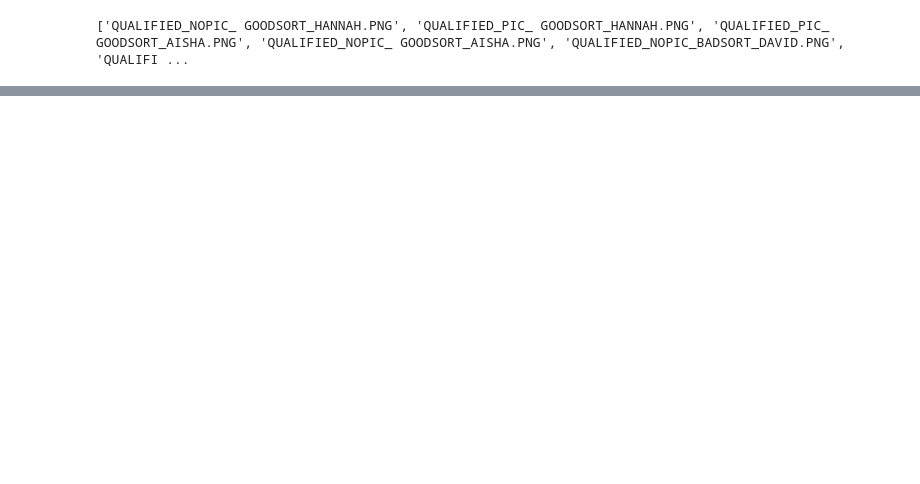
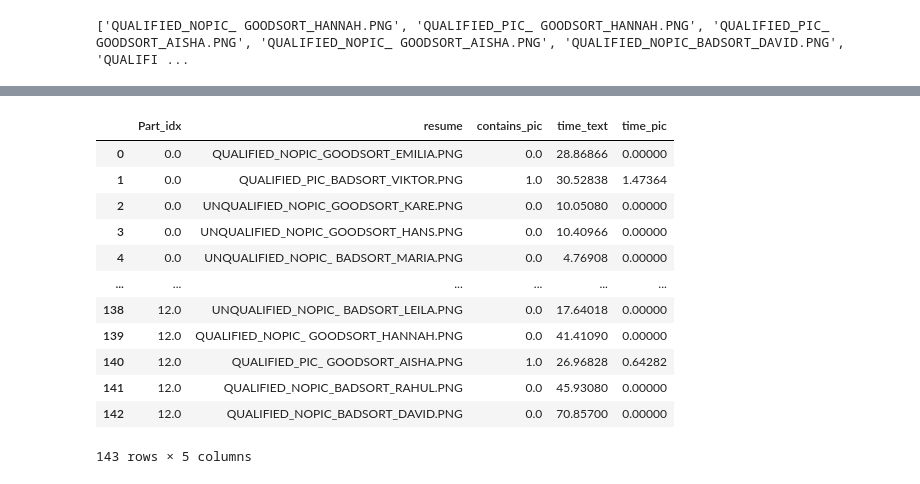
Before and after one commit to zubairikhan/team_brownie, a Jupyter notebook: analysisV2.ipynb, the cells around one changed output, grey strips where cells are left out. Saved outputs shown, nothing was run; the diff lists cells and outputs as text; code cells hidden in the pictures; blank space fills up the shorter version.

```diff
--- a/analysisV2.ipynb
+++ b/analysisV2.ipynb
@@ -342,3 +344,9 @@ def normalize_times(times):
         normalized_data[key] = value / total_time  # Keep total_time_on_resume as it is
 
     return normalized_data
+# %%
+def contains_picture(resume_name):
+    if 'NOPIC' in resume_name:
+        return False
+
+    return True
@@ -758,2 +886,18 @@ times_subjects_norm
    'total_time_on_resume': 1.0}}]
+# %%
+participant_time_spent_pic_and_text_2
+# %% [output]
+|  | Part_idx | resume | contains_pic | time_text | time_pic |
+| 0 | 0.0 | QUALIFIED_NOPIC_GOODSORT_EMILIA.PNG | 0.0 | 28.86866 | 0.00000 |
+| 1 | 0.0 | QUALIFIED_PIC_BADSORT_VIKTOR.PNG | 1.0 | 30.52838 | 1.47364 |
+| 2 | 0.0 | UNQUALIFIED_NOPIC_GOODSORT_KARE.PNG | 0.0 | 10.05080 | 0.00000 |
+| 3 | 0.0 | UNQUALIFIED_NOPIC_GOODSORT_HANS.PNG | 0.0 | 10.40966 | 0.00000 |
+| 4 | 0.0 | UNQUALIFIED_NOPIC_ BADSORT_MARIA.PNG | 0.0 | 4.76908 | 0.00000 |
+| ... | ... | ... | ... | ... | ... |
+| 138 | 12.0 | UNQUALIFIED_NOPIC_ BADSORT_LEILA.PNG | 0.0 | 17.64018 | 0.00000 |
+| 139 | 12.0 | QUALIFIED_NOPIC_ GOODSORT_HANNAH.PNG | 0.0 | 41.41090 | 0.00000 |
+| 140 | 12.0 | QUALIFIED_PIC_ GOODSORT_AISHA.PNG | 1.0 | 26.96828 | 0.64282 |
+| 141 | 12.0 | QUALIFIED_NOPIC_BADSORT_RAHUL.PNG | 0.0 | 45.93080 | 0.00000 |
+| 142 | 12.0 | QUALIFIED_NOPIC_BADSORT_DAVID.PNG | 0.0 | 70.85700 | 0.00000 |
+143 rows × 5 columns
 # %%
```
Also changed, not shown: parts of 18 cells of this notebook, 6 other files.
